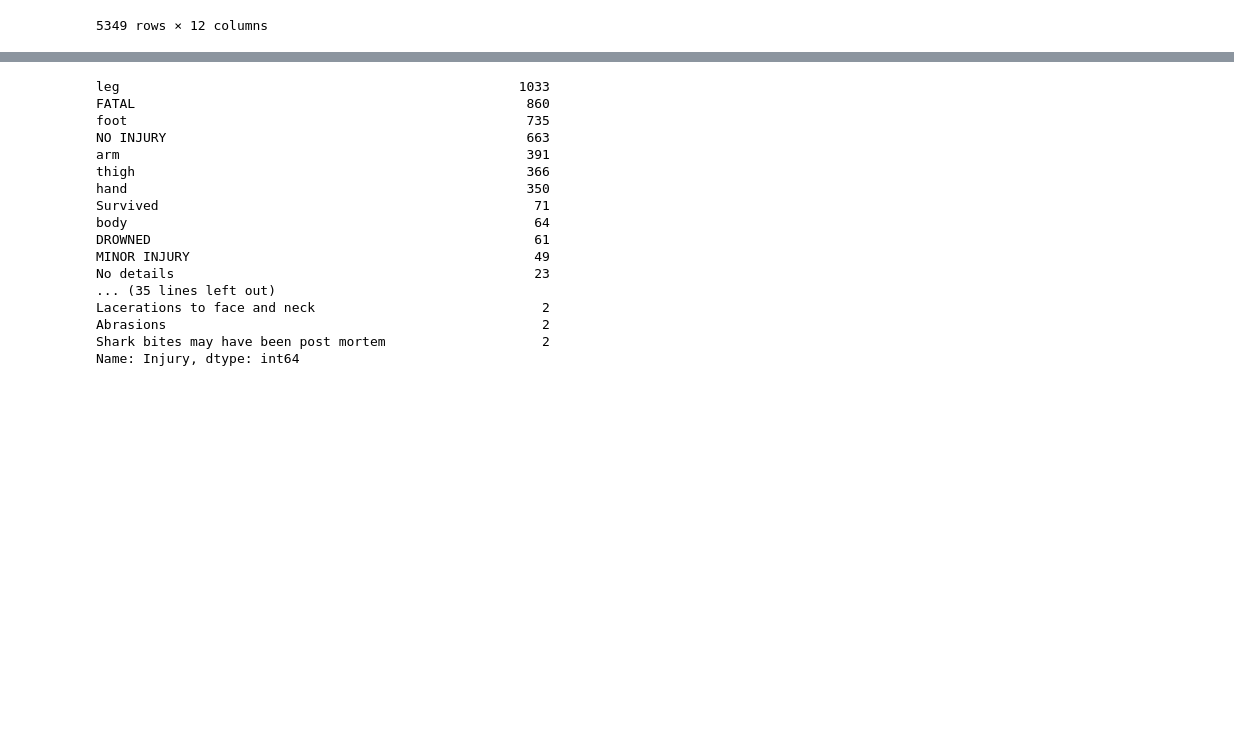
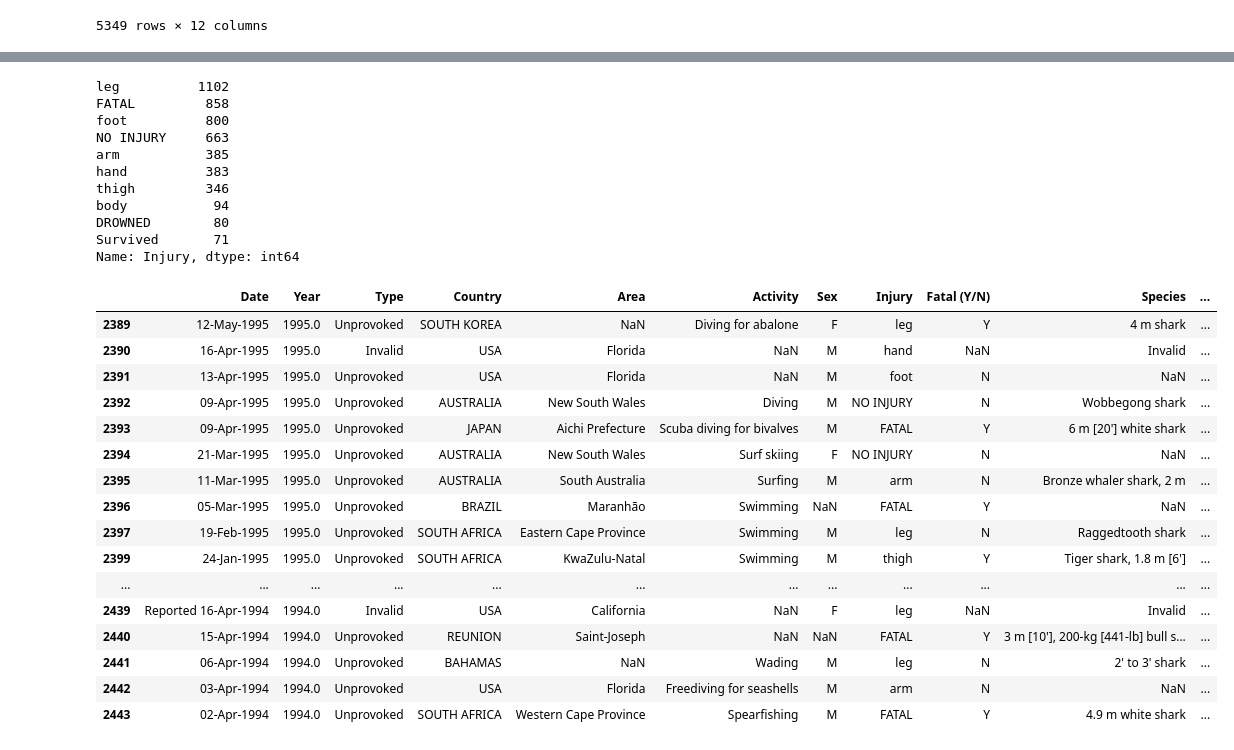
Before and after one commit to Diegon8/SharkAttack-, a Jupyter notebook: SharkAttack.ipynb, the cells around one changed output, grey strips where cells are left out. Drawn from its saved outputs; the diff is of its cells as text; code cells hidden in the pictures; blank space fills up the shorter version.

```diff
--- a/SharkAttack.ipynb
+++ b/SharkAttack.ipynb
@@ -324,6 +324,6 @@ attack3
 | 6290 | Before 19-Jul-1913 | 0.0 | Unprovoked | SOUTH AFRICA | KwaZulu-Natal | Wading | M | fatal, leg stripped of flesh | Y | NaN | ... |
 5349 rows × 12 columns
 # %%
-attack3.Injury = attack.Injury.str.replace(r'(.*)?(leg|Leg)(.*)', 'leg')
+attack3.Injury = attack.Injury.str.replace(r'(.*)?(leg|Leg|knee|Knee|Knees|knees)(.*)', 'leg')
 attack3
 # %% [output]
@@ -345,34 +356,32 @@ attack3.Injury = attack3.Injury.str.replace(r'(.*)?(thigh|Thigh)(.*)', 'thigh')
 # %%
 attack3.Injury = attack3.Injury.str.replace(r'(.*)?(fatal|FATAL|Fatal)(.*)', 'FATAL')
 # %%
-attack3.Injury = attack3.Injury.str.replace(r'(.*)?(foot|Foot|FOOT|foots|Ankle|ankle)(.*)', 'foot')
+attack3.Injury = attack3.Injury.str.replace(r'(.*)?(foot|Foot|FOOT|foots|Ankle|ankle|Heel|heel|Toes|toes|toe|Toes)(.*)', 'foot')
 # %%
 attack3.Injury = attack3.Injury.str.replace(r'(.*)?(hand|Hand|HAND|hands|fingers|Fingers|finger|Finger)(.*)', 'hand')
 # %%
-attack3.Injury = attack3.Injury.str.replace(r'(.*)?(abdomen|body|Abdomen|Body)(.*)', 'body')
+attack3.Injury = attack3.Injury.str.replace(r'(.*)?(abdomen|body|Abdomen|Body|Torso|torso)(.*)', 'body')
 # %%
 attack3.Injury = attack3.Injury.str.replace(r'(.*)?(No injury|no injury|NO INJURY|No Injury|uninjured)(.*)', 'NO INJURY')
 attack3.Injury = attack3.Injury.str.replace(r'(.*)?(arm|Arm|ARM|forearm|Forearm|Elbow|elbow|Shoulder|shoulder)(.*)', 'arm')
 attack3.Injury = attack3.Injury.str.replace(r'(.*)?(calf|Calf)(.*)', 'leg')
 attack3.Injury = attack3.Injury.str.replace(r'(.*)?(Minor injury|minor injuries|Minor injuries)(.*)', 'MINOR INJURY')
-attack3.Injury = attack3.Injury.str.replace(r'(.*)?(drowning|Drowning)(.*)', 'DROWNED')
+attack3.Injury = attack3.Injury.str.replace(r'(.*)?(drowning|Drowning|drowned|Drowned)(.*)', 'DROWNED')
+attack3.Injury = attack3.Injury.str.replace(r'(.*)?(Lacerations|lacerations|Laceration|laceration)(.*)', 'lacerations')
+attack3.Injury = attack3.Injury.str.replace(r'(.*)?(Hips|hips|Hip|hip)(.*)', 'hip')
+attack3.Injury = attack3.Injury.str.replace(r'(.*)?(Buttocks|Buttock|buttocks|buttock)(.*)', 'buttock')
+attack3.Injury = attack3.Injury.str.replace(r'(.*)?(Fin|fin)(.*)', 'fin')
 # %%
-attack3['Injury'].value_counts().head(50)
+attack3['Injury'].value_counts().head(10)
 # %% [output]
-leg                                                   1033
-FATAL                                                  860
-foot                                                   735
-NO INJURY                                              663
-arm                                                    391
-thigh                                                  366
-hand                                                   350
-Survived                                                71
-body                                                    64
-DROWNED                                                 61
-MINOR INJURY                                            49
-No details                                              23
-... (35 lines left out)
-Lacerations to face and neck                             2
-Abrasions                                                2
-Shark bites may have been post mortem                    2
+leg          1102
+FATAL         858
+foot          800
+NO INJURY     663
+arm           385
+hand          383
+thigh         346
+body           94
+DROWNED        80
+Survived       71
 Name: Injury, dtype: int64
@@ -378,0 +390,20 @@ Name: Injury, dtype: int64
+# %%
+attack3[2300:2350]
+# %% [output]
+|  | Date | Year | Type | Country | Area | Activity | Sex | Injury | Fatal (Y/N) | Species | ... |
+| 2389 | 12-May-1995 | 1995.0 | Unprovoked | SOUTH KOREA | NaN | Diving for abalone | F | leg | Y | 4 m shark | ... |
+| 2390 | 16-Apr-1995 | 1995.0 | Invalid | USA | Florida | NaN | M | hand | NaN | Invalid | ... |
+| 2391 | 13-Apr-1995 | 1995.0 | Unprovoked | USA | Florida | NaN | M | foot | N | NaN | ... |
+| 2392 | 09-Apr-1995 | 1995.0 | Unprovoked | AUSTRALIA | New South Wales | Diving | M | NO INJURY | N | Wobbegong shark | ... |
+| 2393 | 09-Apr-1995 | 1995.0 | Unprovoked | JAPAN | Aichi Prefecture | Scuba diving for bivalves | M | FATAL | Y | 6 m [20'] white shark | ... |
+| 2394 | 21-Mar-1995 | 1995.0 | Unprovoked | AUSTRALIA | New South Wales | Surf skiing | F | NO INJURY | N | NaN | ... |
+| 2395 | 11-Mar-1995 | 1995.0 | Unprovoked | AUSTRALIA | South Australia | Surfing | M | arm | N | Bronze whaler shark, 2 m | ... |
+| 2396 | 05-Mar-1995 | 1995.0 | Unprovoked | BRAZIL | Maranhão | Swimming | NaN | FATAL | Y | NaN | ... |
+| 2397 | 19-Feb-1995 | 1995.0 | Unprovoked | SOUTH AFRICA | Eastern Cape Province | Swimming | M | leg | N | Raggedtooth shark | ... |
+| 2399 | 24-Jan-1995 | 1995.0 | Unprovoked | SOUTH AFRICA | KwaZulu-Natal | Swimming | M | thigh | Y | Tiger shark, 1.8 m [6'] | ... |
+| ... | ... | ... | ... | ... | ... | ... | ... | ... | ... | ... | ... |
+| 2439 | Reported 16-Apr-1994 | 1994.0 | Invalid | USA | California | NaN | F | leg | NaN | Invalid | ... |
+| 2440 | 15-Apr-1994 | 1994.0 | Unprovoked | REUNION | Saint-Joseph | NaN | NaN | FATAL | Y | 3 m [10'], 200-kg [441-lb] bull s... | ... |
+| 2441 | 06-Apr-1994 | 1994.0 | Unprovoked | BAHAMAS | NaN | Wading | M | leg | N | 2' to 3' shark | ... |
+| 2442 | 03-Apr-1994 | 1994.0 | Unprovoked | USA | Florida | Freediving for seashells | M | arm | N | NaN | ... |
+| 2443 | 02-Apr-1994 | 1994.0 | Unprovoked | SOUTH AFRICA | Western Cape Province | Spearfishing | M | FATAL | Y | 4.9 m white shark | ... |
```
Also changed, not shown: parts of 7 cells of this notebook.
